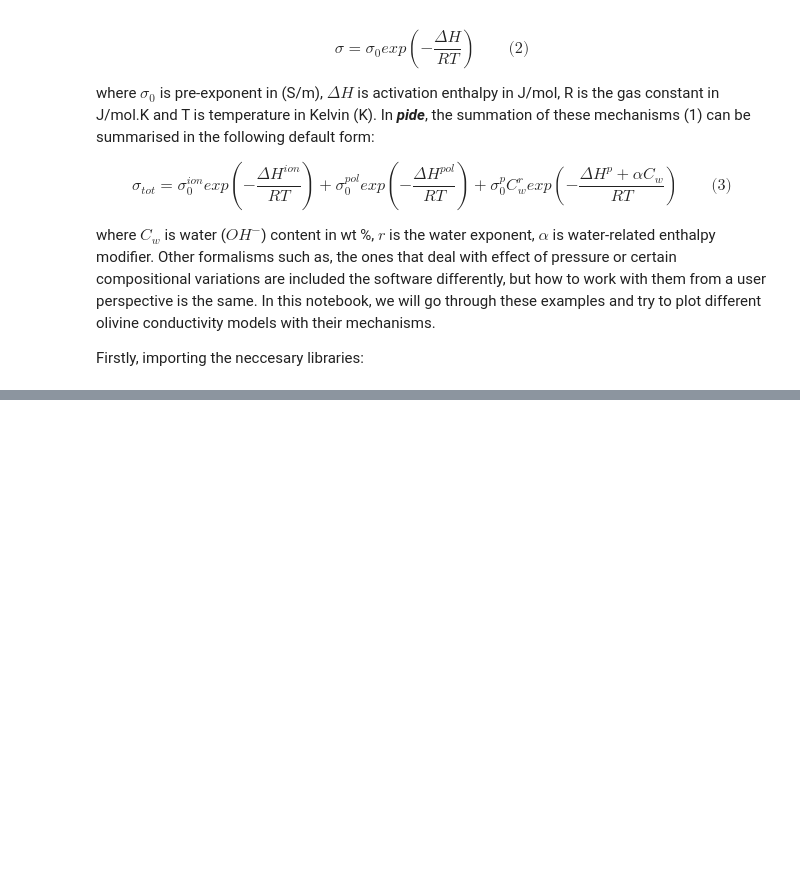
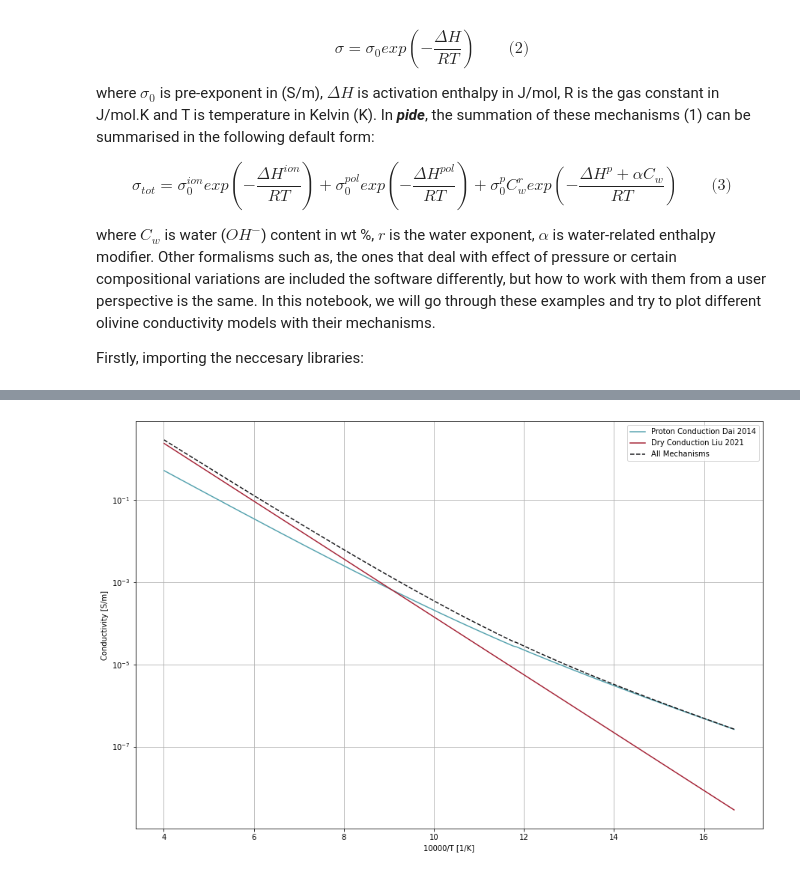
Before and after one commit to sinanozaydin/pide, a Jupyter notebook: examples/notebooks/Olivine_Conductivity_Mechanisms.ipynb, the cells around one changed output, grey strips where cells are left out. Cells and saved outputs as stored; diff of their text form; code cells hidden in the pictures; blank space fills up the shorter version.

```diff
--- a/examples/notebooks/Olivine_Conductivity_Mechanisms.ipynb
+++ b/examples/notebooks/Olivine_Conductivity_Mechanisms.ipynb
@@ -55,0 +91,26 @@ print(cond)
+# %%
+p_obj.set_mineral_conductivity_choice(ol = '0/proton')
+cond_dai_proton = p_obj.calculate_mineral_conductivity(method = 'array', min_idx = idx_ol)
+
+p_obj.set_mineral_conductivity_choice(ol = 6)
+cond_liu_dry = p_obj.calculate_mineral_conductivity(method = 'array', min_idx = idx_ol)
+
+p_obj.set_mineral_conductivity_choice(ol = [6,'0/proton'])
+cond_both = p_obj.calculate_mineral_conductivity(method = 'array', min_idx = idx_ol)
+# %%
+#Plotting the results
+figure = plt.figure(figsize = (15,10))
+ax = plt.subplot(111)
+
+ax.plot(1e4/temperature, cond_dai_proton, color = '#58A4B0', label = 'Proton Conduction Dai 2014')
+ax.plot(1e4/temperature, cond_liu_dry, color = '#A62639', label = 'Dry Conduction Liu 2021')
+ax.plot(1e4/temperature, cond_both, color = '#1B1B1E', label = 'All Mechanisms', linestyle = '--')
+ax.set_xlabel('10000/T [1/K]')
+ax.set_ylabel('Conductivity [S/m]')
+
+ax.set_yscale('log')
+ax.grid(which = 'both')
+ax.legend()
+plt.show()
+# %% [output]
+[figure, added]
```
Also changed, not shown: parts of 6 cells of this notebook, 2 other files.
